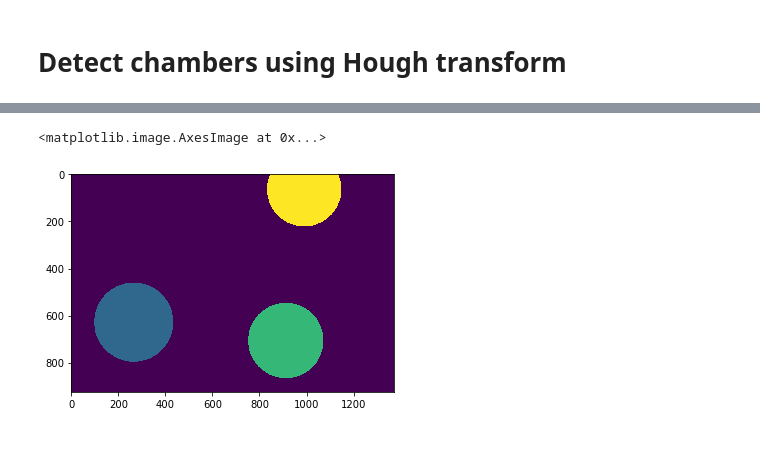
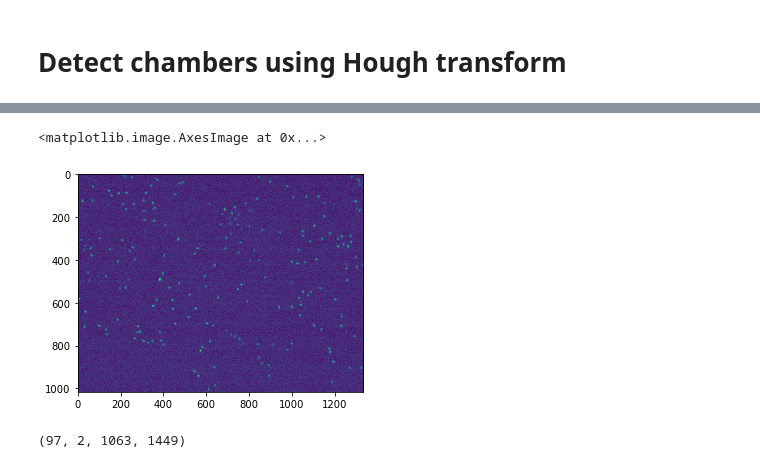
Before and after one commit to monashmicroimaging/microfluidics, a Jupyter notebook: notebooks/scratchpad_notebook.ipynb, the cells around one changed output, grey strips where cells are left out. Saved outputs shown, nothing was run; the diff lists cells and outputs as text; code cells hidden in the pictures.

Commit message:
additional work on cell detection and background correction

```diff
--- a/notebooks/scratchpad_notebook.ipynb
+++ b/notebooks/scratchpad_notebook.ipynb
@@ -35,0 +102,2 @@ found circles [[[265.5 628.5 168. ]
+# %%
+cells = stabseq[50,0,...]
@@ -35,0 +109,3 @@ found circles [[[265.5 628.5 168. ]
+# %%
+smoothed_cells = skimage.filters.gaussian(cells)
+plt.imshow(smoothed_cells)
@@ -35,0 +115,3 @@ found circles [[[265.5 628.5 168. ]
+# %%
+bgcorr = smoothed_cells - background
+plt.imshow(bgcorr)
@@ -35,0 +121,12 @@ found circles [[[265.5 628.5 168. ]
+# %%
+
+th = skimage.filters.threshold_otsu(bgcorr)
+
+# TODO prevent getting the wrong threshold when there are no cells !
+# set some minimum
+cellmask = bgcorr > th
+dilated_mask = skimage.morphology.dilation(cellmask, skimage.morphology.disk(10))
+plt.imshow(dilated_mask)
+bg_this_frame = np.median(bgcorr[~dilated_mask])
+final_bgcorr = bgcorr - bg_this_frame
+np.median(final_bgcorr[cellmask])
@@ -36,5 +136,9 @@ found circles [[[265.5 628.5 168. ]
 # %%
-plt.imshow(label_im)
+plt.imshow(final_bgcorr)
 # %% [output]
 <matplotlib.image.AxesImage at 0x...>
-[figure, old version]
+[figure, new version]
+# %%
+stabseq.shape
+# %% [output]
+(97, 2, 1063, 1449)
```
Also changed, not shown: parts of 20 cells of this notebook, 1 other file.
